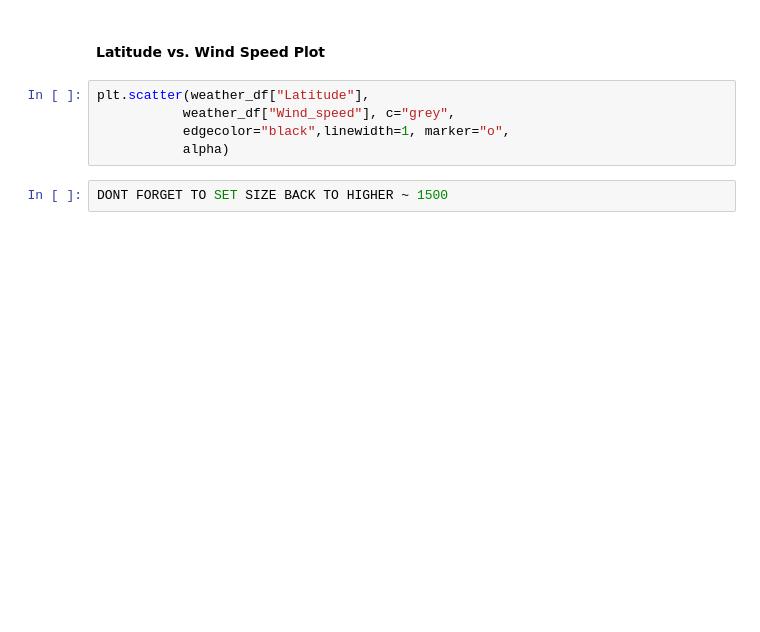
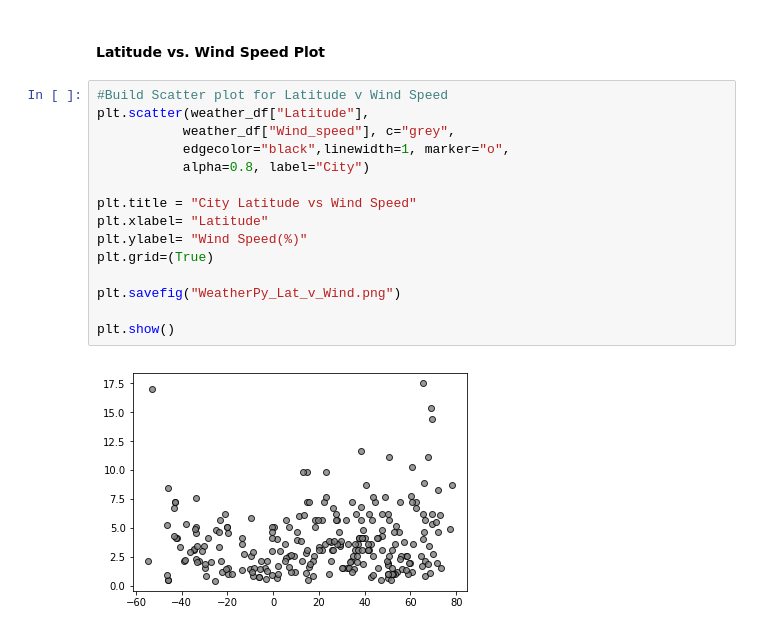
Before and after one commit to SeanREvans/PythonAPI-06, a Jupyter notebook: starter_code/WeatherPy.ipynb, the cells around one changed output. Saved outputs shown, nothing was run; the diff lists cells and outputs as text; blank space fills up the shorter version.

```diff
--- a/starter_code/WeatherPy.ipynb
+++ b/starter_code/WeatherPy.ipynb
@@ -249,9 +263,19 @@ plt.grid=(True)
 # %% [markdown]
 #### Latitude vs. Wind Speed Plot
-# %%
-plt.scatter(weather_df["Latitude"],
-           weather_df["Wind_speed"], c="grey",
-           edgecolor="black",linewidth=1, marker="o",
-           alpha)
-# %%
-DONT FORGET TO SET SIZE BACK TO HIGHER ~ 1500
+# %%
+#Build Scatter plot for Latitude v Wind Speed
+plt.scatter(weather_df["Latitude"],
+           weather_df["Wind_speed"], c="grey",
+           edgecolor="black",linewidth=1, marker="o",
+           alpha=0.8, label="City")
+
+plt.title = "City Latitude vs Wind Speed"
+plt.xlabel= "Latitude"
+plt.ylabel= "Wind Speed(%)"
+plt.grid=(True)
+
+plt.savefig("WeatherPy_Lat_v_Wind.png")
+
+plt.show()
+# %% [output]
+[figure, added]
```
Also changed, not shown: parts of 9 cells of this notebook, 5 other files.
